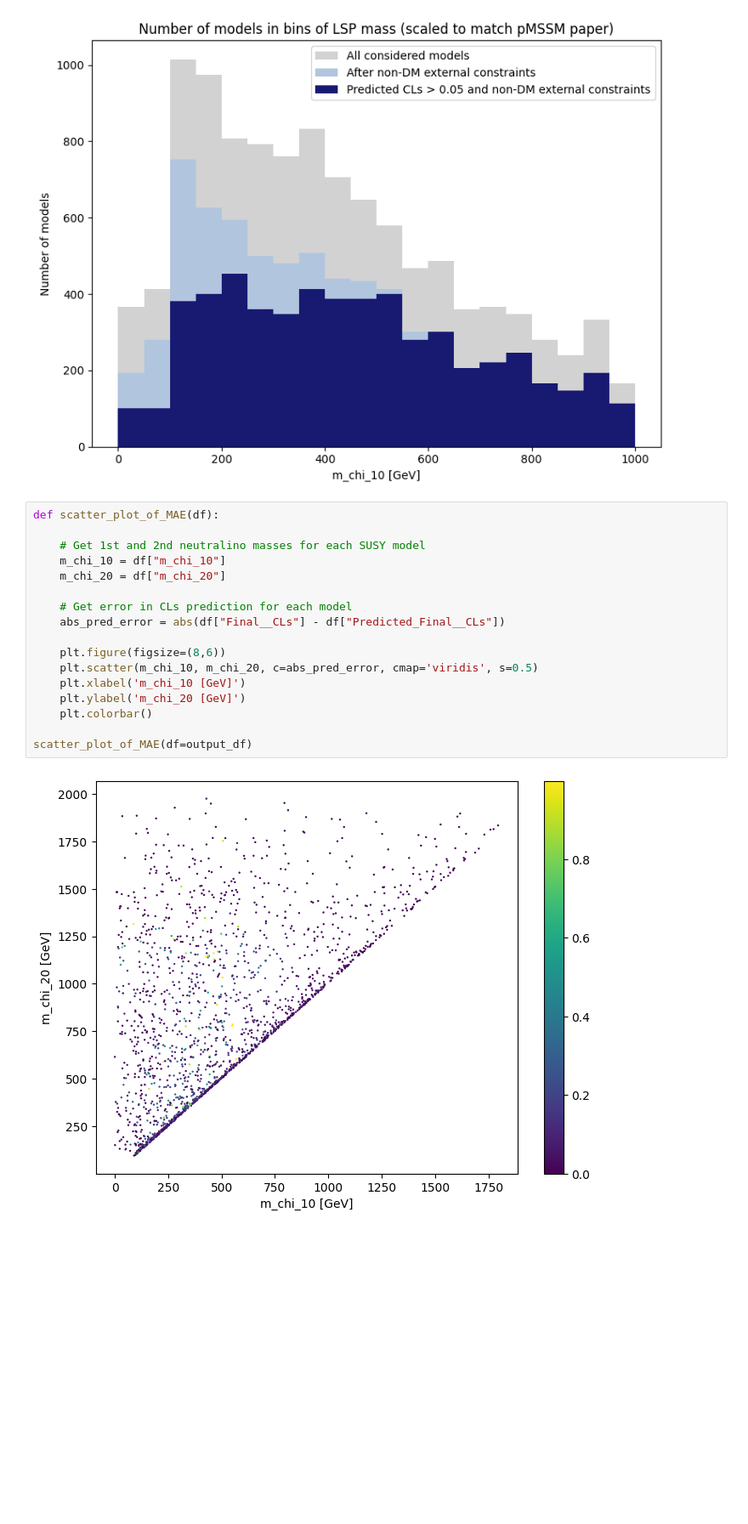
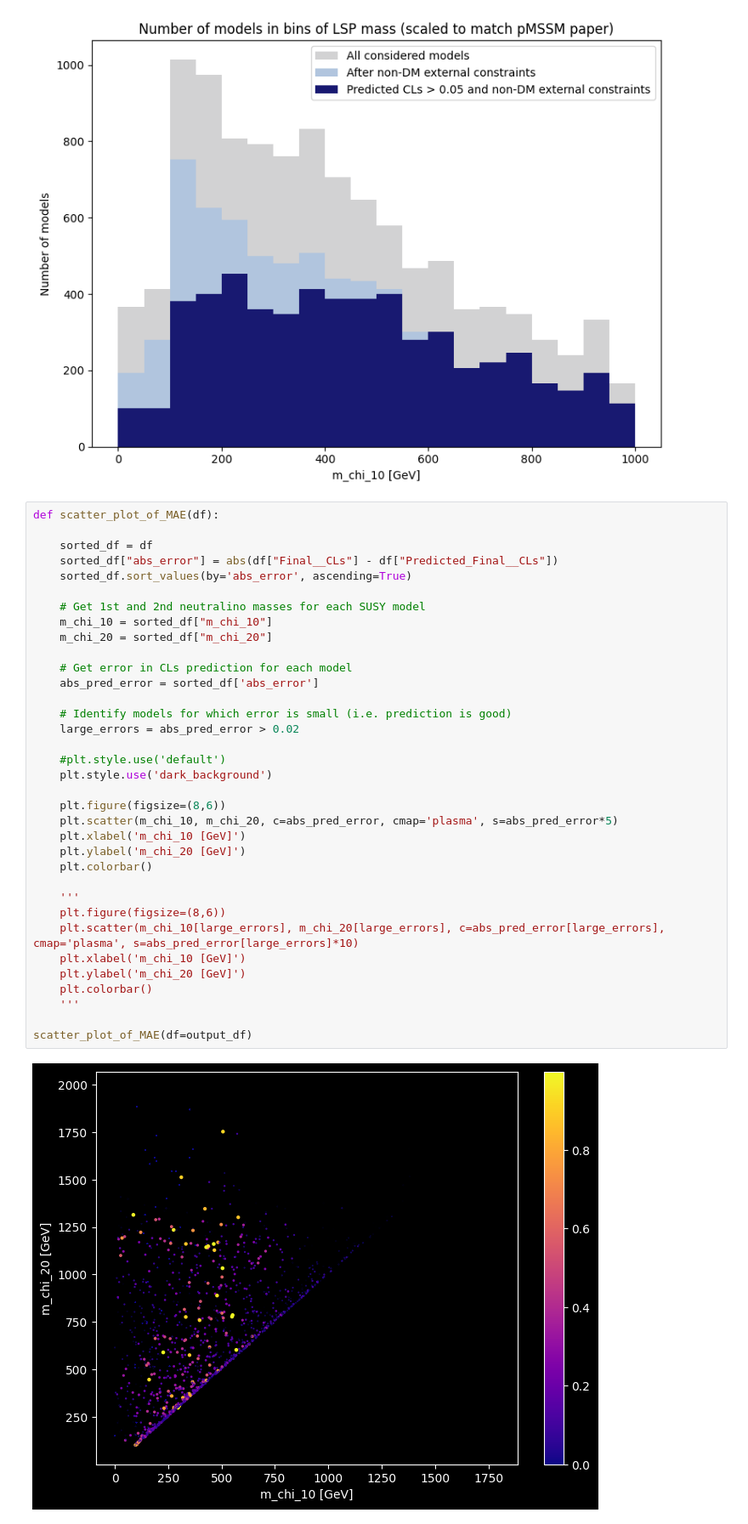
Before and after one commit to benvlasto/MPhys-Project, a Jupyter notebook: notebooks/producing_plots_with_4l_128n_75e_MAE_predictor.ipynb, the cells around one changed output. Shown at 85% size. Cells and saved outputs as stored; diff of their text form; blank space fills up the shorter version.

Commit message:
Changed MAE scatter plot to dark background to better show data. Now trying to plot larger error points on top of lower error points

```diff
--- a/notebooks/producing_plots_with_4l_128n_75e_MAE_predictor.ipynb
+++ b/notebooks/producing_plots_with_4l_128n_75e_MAE_predictor.ipynb
@@ -74,22 +74,40 @@ recreate_figure_4b_from_pMSSM_paper(output_df, 20)
 # %%
 def scatter_plot_of_MAE(df):
 
+    sorted_df = df
+    sorted_df["abs_error"] = abs(df["Final__CLs"] - df["Predicted_Final__CLs"])
+    sorted_df.sort_values(by='abs_error', ascending=True)
+
     # Get 1st and 2nd neutralino masses for each SUSY model
-    m_chi_10 = df["m_chi_10"]
-    m_chi_20 = df["m_chi_20"]
+    m_chi_10 = sorted_df["m_chi_10"]
+    m_chi_20 = sorted_df["m_chi_20"]
 
     # Get error in CLs prediction for each model
-    abs_pred_error = abs(df["Final__CLs"] - df["Predicted_Final__CLs"])
+    abs_pred_error = sorted_df['abs_error']
+
+    # Identify models for which error is small (i.e. prediction is good)
+    large_errors = abs_pred_error > 0.02
+
+    #plt.style.use('default')
+    plt.style.use('dark_background')
 
     plt.figure(figsize=(8,6))
-    plt.scatter(m_chi_10, m_chi_20, c=abs_pred_error, cmap='viridis', s=0.5)
+    plt.scatter(m_chi_10, m_chi_20, c=abs_pred_error, cmap='plasma', s=abs_pred_error*5)
     plt.xlabel('m_chi_10 [GeV]')
     plt.ylabel('m_chi_20 [GeV]')
     plt.colorbar()
 
+    '''
+    plt.figure(figsize=(8,6))
+    plt.scatter(m_chi_10[large_errors], m_chi_20[large_errors], c=abs_pred_error[large_errors], cmap='plasma', s=abs_pred_error[large_errors]*10)
+    plt.xlabel('m_chi_10 [GeV]')
+    plt.ylabel('m_chi_20 [GeV]')
+    plt.colorbar()
+    '''
+
 scatter_plot_of_MAE(df=output_df)
 # %% [output]
-[figure, old version]
+[figure, new version]
 # %%
 def convert_to_heatmap_form(data: [[int]]) -> np.array:
 
```
